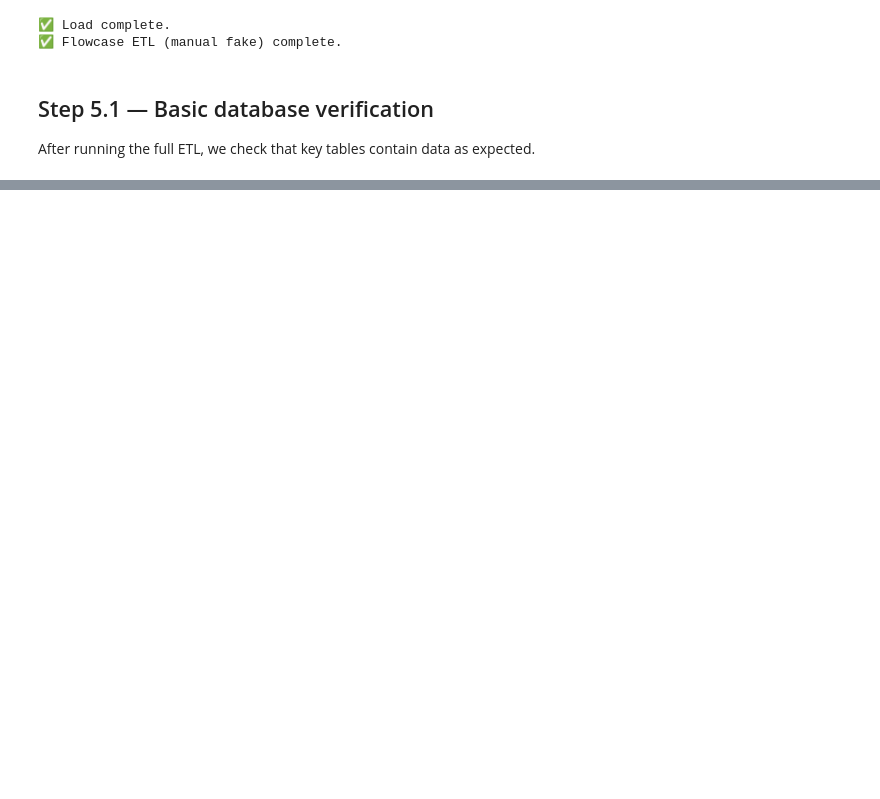
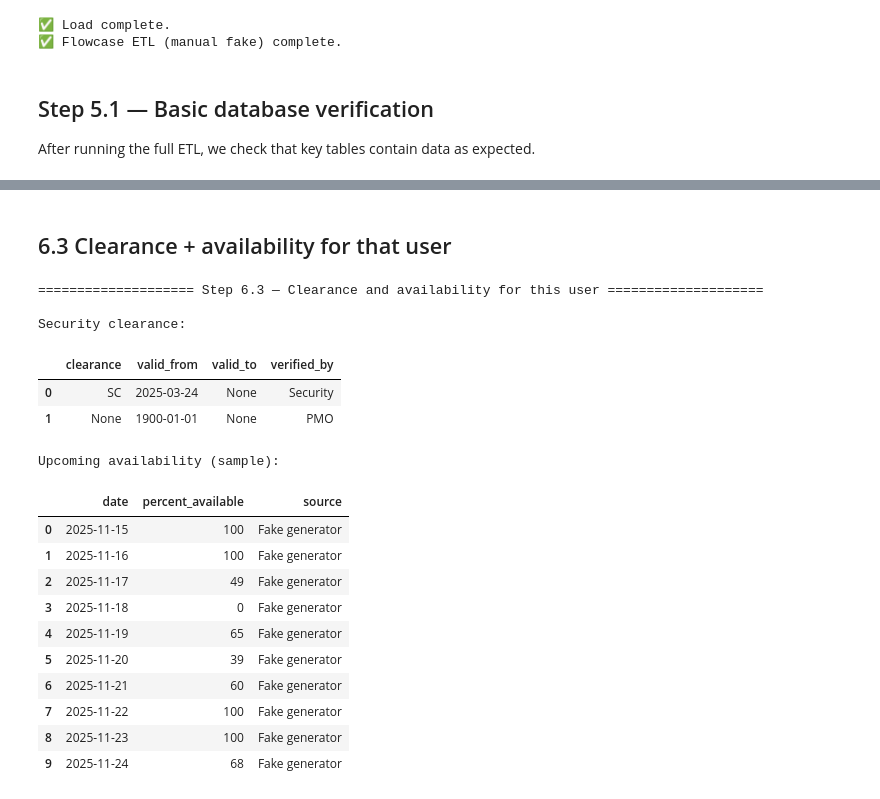
Before and after one commit to AlanaBF/etl_pipeline, a Jupyter notebook: data_engineering_ETL_pipeline.ipynb, the cells around one changed output, grey strips where cells are left out. Cells and saved outputs as stored; diff of their text form; code cells hidden in the pictures; blank space fills up the shorter version.

```diff
--- a/data_engineering_ETL_pipeline.ipynb
+++ b/data_engineering_ETL_pipeline.ipynb
@@ -1298,0 +1588,61 @@ CV–technology links in DB: 2220
+# %% [markdown]
+## 6.3 Clearance + availability for that user
+# %%
+print_step("Step 6.3 — Clearance and availability for this user")
+
+with engine.connect() as conn:
+    clearance = pd.read_sql(
+        """
+        SELECT
+          dc.name AS clearance,
+          uc.valid_from,
+          uc.valid_to,
+          uc.verified_by
+        FROM user_clearance uc
+        JOIN dim_clearance dc ON dc.clearance_id = uc.clearance_id
+        WHERE uc.user_id = %(user_id)s
+        ORDER BY uc.valid_from DESC;
+        """,
+        conn,
+        params={"user_id": user_id},
+    )
+
+    availability = pd.read_sql(
+        """
+        SELECT
+          date,
+          percent_available,
+          source
+        FROM user_availability
+        WHERE user_id = %(user_id)s
+        ORDER BY date
+        LIMIT 30;
+        """,
+        conn,
+        params={"user_id": user_id},
+    )
+
+print("\nSecurity clearance:")
+display(clearance)
+
+print("\nUpcoming availability (sample):")
+display(availability.head(10))
+# %% [output]
+==================== Step 6.3 — Clearance and availability for this user ====================
+
+Security clearance:
+|  | clearance | valid_from | valid_to | verified_by |
+| 0 | SC | 2025-03-24 | None | Security |
+| 1 | None | 1900-01-01 | None | PMO |
+Upcoming availability (sample):
+|  | date | percent_available | source |
+| 0 | 2025-11-15 | 100 | Fake generator |
+| 1 | 2025-11-16 | 100 | Fake generator |
+| 2 | 2025-11-17 | 49 | Fake generator |
+| 3 | 2025-11-18 | 0 | Fake generator |
+| 4 | 2025-11-19 | 65 | Fake generator |
+| 5 | 2025-11-20 | 39 | Fake generator |
+| 6 | 2025-11-21 | 60 | Fake generator |
+| 7 | 2025-11-22 | 100 | Fake generator |
+| 8 | 2025-11-23 | 100 | Fake generator |
+| 9 | 2025-11-24 | 68 | Fake generator |
```
Also changed, not shown: parts of 11 cells of this notebook, 14 other files.
